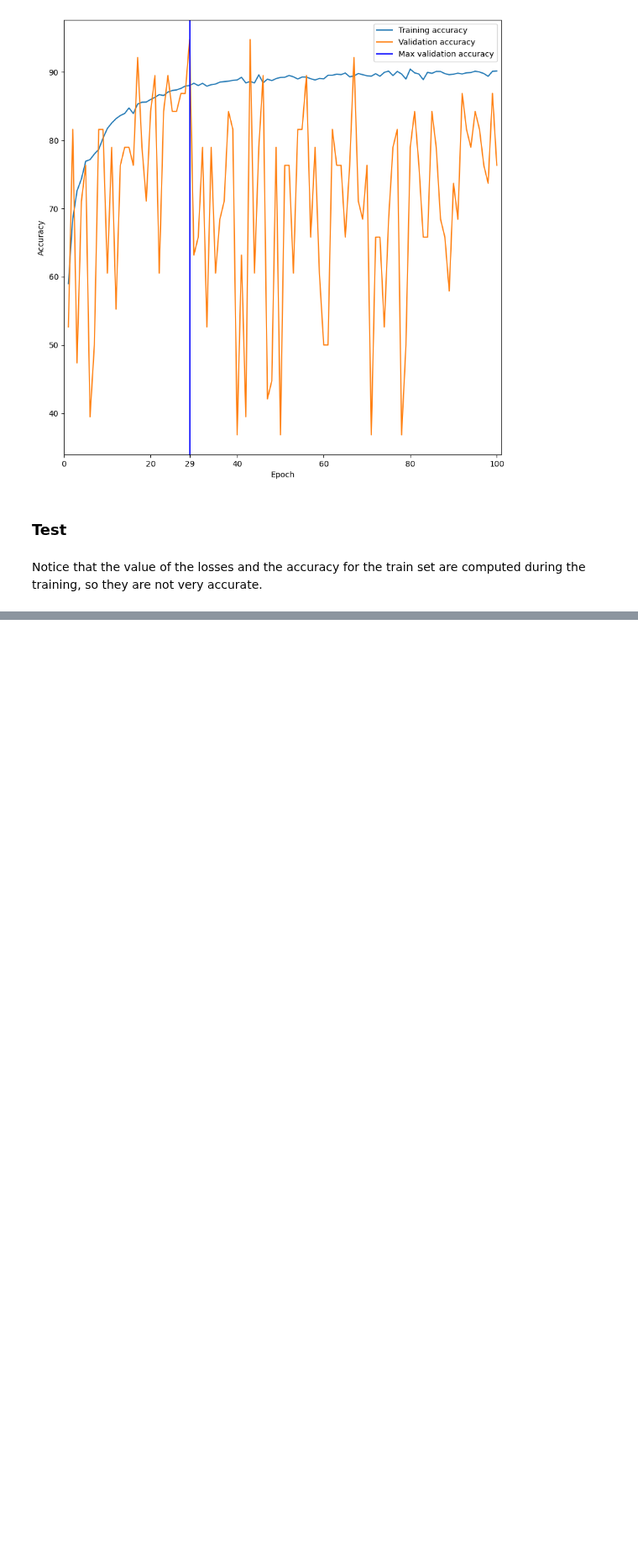
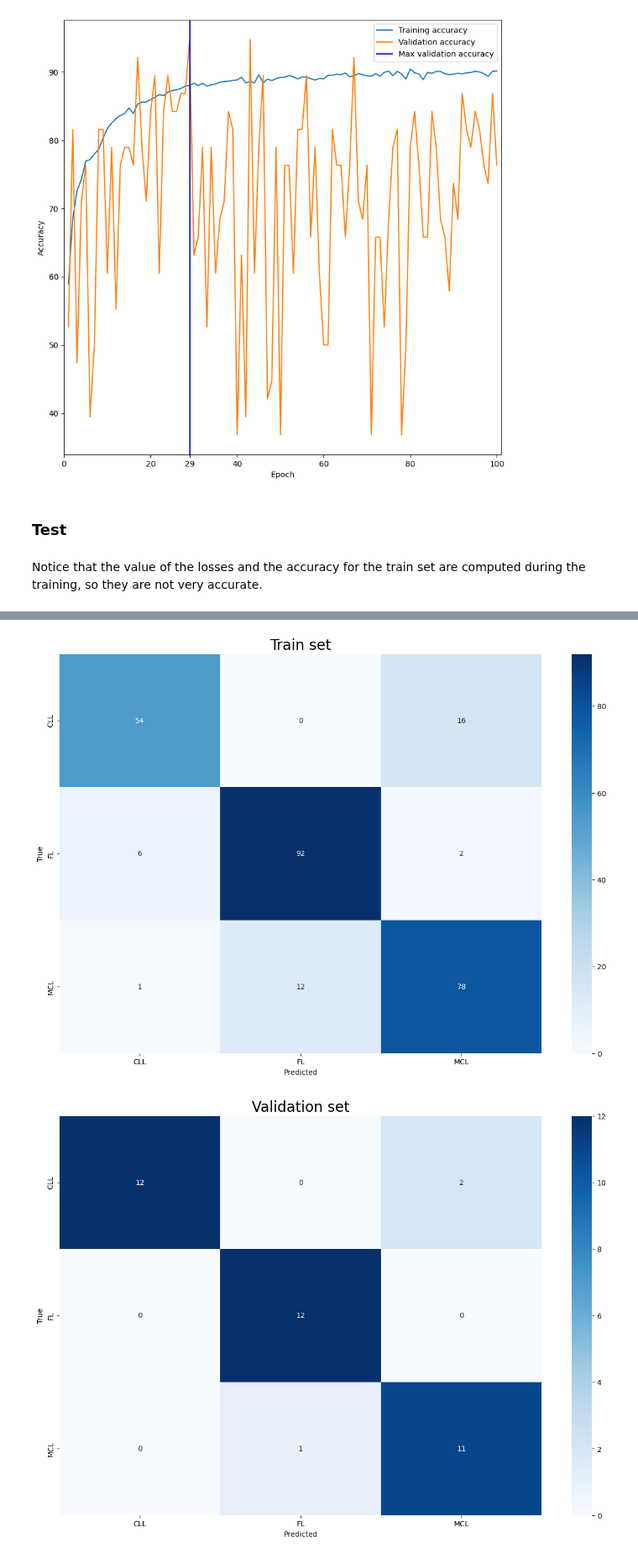
Before and after one commit to GianpietroNicoletti97/HDA-project, a Jupyter notebook: HDAproject_patches.ipynb, the cells around one changed output, grey strips where cells are left out. Shown at 84% size. Cells and saved outputs as stored; diff of their text form; code cells hidden in the pictures; blank space fills up the shorter version.

```diff
--- a/HDAproject_patches.ipynb
+++ b/HDAproject_patches.ipynb
@@ -82,6 +85,7 @@ MODEL_ALREADY_DOWNLOADED = True
 # %%
 classes = ["CLL", "FL", "MCL"]
 id_to_name = {0:"CLL",1:"FL",2:"MCL"}
+name_to_id = {"CLL":0,"FL":1,"MCL":2}
 
 if(not LOAD_DATASET):
     data = []
@@ -494,6 +498,10 @@ def test(dataset,name):
     losses_c = []
     count_correct = 0
     count_input = 0
+
+    real_labels = []
+    predicted_labels = []
+
 
     autoencoder.eval()
 
@@ -530,10 +538,14 @@ def test(dataset,name):
         torch.cuda.empty_cache()
         gc.collect();
 
+        predicted_labels.append(final_image_label)
+        real_labels.append(true_image_label)
+
+
     # Print loss at end of each epoch
     accuracy= (count_correct/count_input)*100.
     print(name+': Autoencoder Loss: %.4f, Classifier Loss: %.4f, Accuracy: %.4f in %d input samples\n'
       % (np.mean(losses_ae), np.mean(losses_c),accuracy,count_input))
 
-    return np.mean(losses_ae),np.mean(losses_c),accuracy
+    return np.mean(losses_ae),np.mean(losses_c),accuracy,real_labels,predicted_labels
 # %%
@@ -777,6 +807,26 @@ plt.show()
 ### Test
 # %% [markdown]
 Notice that the value of the losses and the accuracy for the train set are computed during the training, so they are not very accurate.
+# %%
+def print_confusion_matrix_pandas(labels,predictions,title,save_img = False):
+
+    # Get the confusion matrix using sklearn.
+    cm = confusion_matrix(y_true=labels, y_pred=predictions)
+    # Plot the confusion matrix as an image.
+    class_names = name_to_id.keys()
+    df_cm = pd.DataFrame(cm, index = class_names, columns = class_names)
+    plt.figure(figsize = (15,10))
+    sn.heatmap(df_cm, annot=True, cmap='Blues')
+    #plt.axis([-0.5, 13.5, 13.5, -0.5])
+    plt.title(title,fontsize=20)
+    plt.xlabel('Predicted')
+    plt.ylabel('True')
+
+    # Ensure the plot is shown correctly with multiple plots
+    # in a single Notebook cell.
+    if save_img:
+        plt.savefig("./"+title+".png")
+    plt.show()
 # %%
 train_dir = os.path.join(data_dir,"train","images")#images
 train_dir_patches = os.path.join(data_dir,"train","images_patch")#patches
@@ -787,7 +837,7 @@ with open(train_labels_dir) as f:
 train_dataset = HDAdatasetPatches(train_dir,train_dir_patches,train_labels,train = False,
                           grayscale=grayscale,fft=fft)
 # %%
-test(train_dataset,"TRAIN")
-test(val_dataset,"VALIDATION")
-test(test_dataset,"TEST");
+_,_,_,real_train,pred_train = test(train_dataset,"TRAIN")
+_,_,_,real_val,pred_val = test(val_dataset,"VALIDATION")
+_,_,_,real_test,pred_test = test(test_dataset,"TEST");
 # %% [output]
@@ -796,0 +847,7 @@ TEST: Autoencoder Loss: 0.0016, Classifier Loss: 0.8864, Accuracy: 84.0000 in 75
+# %%
+print_confusion_matrix_pandas(real_train,pred_train,"Train set",save_img = False)
+print_confusion_matrix_pandas(real_val,pred_val,"Validation set",save_img = False)
+print_confusion_matrix_pandas(real_test,pred_test,"Test set",save_img = False)
+# %% [output]
+[figure, added]
+[figure, added]
```
Also changed, not shown: parts of 9 cells of this notebook.
